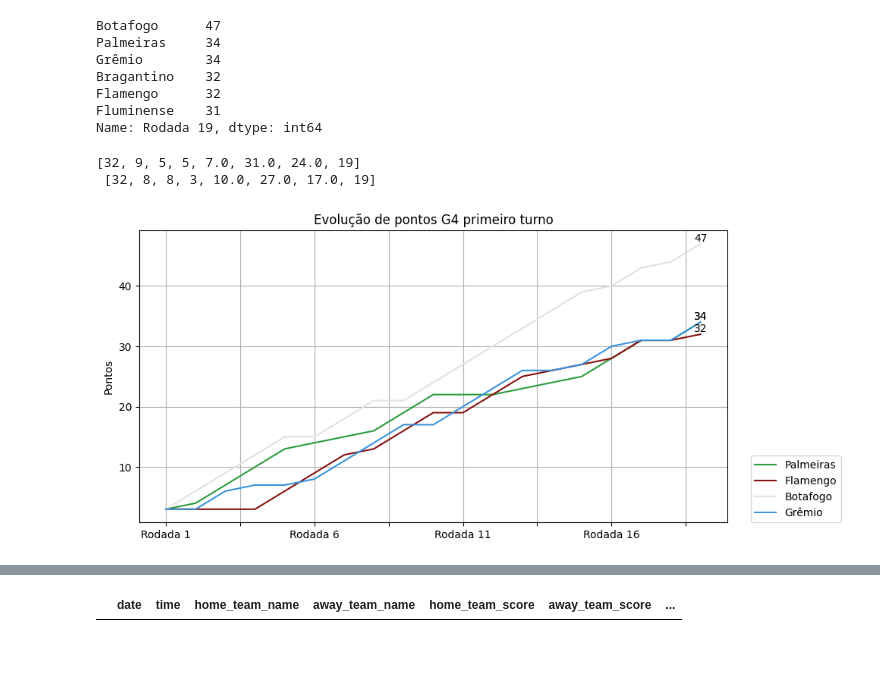
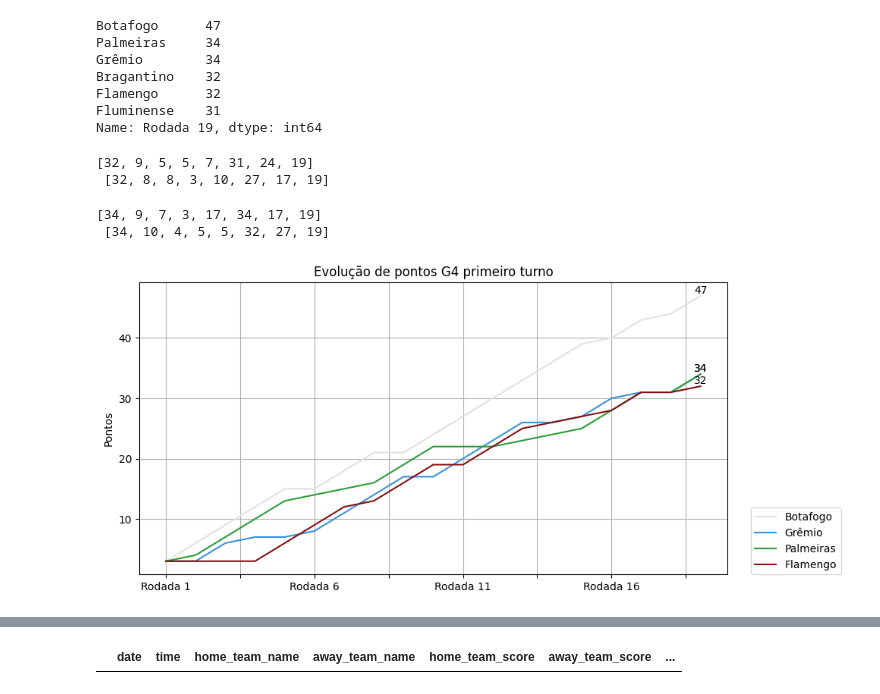
Before and after one commit to pedron123/BrasileiraoData, a Jupyter notebook: main.ipynb, the cells around one changed output, grey strips where cells are left out. Saved outputs shown, nothing was run; the diff lists cells and outputs as text; code cells hidden in the pictures; blank space fills up the shorter version.

```diff
--- a/main.ipynb
+++ b/main.ipynb
@@ -16,7 +16,13 @@ import matplotlib.pyplot as plt
 ## UPDATE FINAL ROUND WHENEVER NECESSARY
 API_BASE_URL = "https://api.globoesporte.globo.com/tabela/d1a37fa4-e948-43a6-ba53-ab24ab3a45b1/fase/fase-unica-campeonato-brasileiro-2023/rodada/"
 csv_filename = "matches.csv"
-final_round = 35
+final_round = 36
+first_half = []
+for i in range(final_round):
+    if i < 19:
+        first_half.append(True)
+    else:
+        first_half.append(False)
 # %%
 # Function to get the results for the first round of a championship
 def get_round_results(round):
@@ -365,7 +455,7 @@ lideranca_botafogo[["Botafogo", "pts lider", "pts segundo", "pts vantagem"]]
 # Botafogo leadership gap
 ax = lideranca_botafogo.plot(kind="line", y='pts vantagem', figsize=(10, 5), color = 'black')
 
-graph_value_labels = ['Rodada 18', 'Rodada 35']
+graph_value_labels = ['Rodada 18', 'Rodada ' + str(final_round)]
 for label in graph_value_labels:
     pontos = lideranca_botafogo.loc[label]['pts vantagem']
     x_index = lideranca_botafogo.index.get_loc(label)
@@ -419,39 +502,45 @@ Name: Rodada 19, dtype: int64
 #Quem tava na frente nos critérios de desempate, Flamengo ou Braga?
 print(teams_evolution['Flamengo'][18],'\n',teams_evolution['Bragantino'][18])
 # %% [output]
-[32, 9, 5, 5, 7.0, 31.0, 24.0, 19]
- [32, 8, 8, 3, 10.0, 27.0, 17.0, 19]
+[32, 9, 5, 5, 7, 31, 24, 19]
+ [32, 8, 8, 3, 10, 27, 17, 19]
+# %%
+#Quem tava na frente nos critérios de desempate, Palmeiras ou Grêmio?
+print(teams_evolution['Palmeiras'][18],'\n',teams_evolution['Grêmio'][18])
+# %% [output]
+[34, 9, 7, 3, 17, 34, 17, 19]
+ [34, 10, 4, 5, 5, 32, 27, 19]
 # %%
 #Print evolução G4 do primeiro turno
 #G4 definition
 G4_teams = [
+    "Botafogo",
+    "Grêmio",
     "Palmeiras",
-    "Flamengo",
-    "Botafogo",
-    "Grêmio"
+    "Flamengo"
 ]
 
 G4_points_df = points_df[G4_teams].copy()
 
 G4_colors = {key: colors[key] for key in G4_teams if key in colors}
 
 #plot
 # G4 evolution plot
 ax = G4_points_df[first_half].plot(kind="line", figsize=(10, 5), color = G4_colors)
 
 label = 'Rodada 19'
 
 for team in G4_teams:
     pontos = G4_points_df.loc[label][team]
     x_index = G4_points_df.index.get_loc(label)
     ax.text(x_index, pontos , f'{pontos}', va= 'bottom', ha= 'center')
 
 plt.title('Evolução de pontos G4 primeiro turno')
 plt.xlabel('')
 plt.ylabel('Pontos')
 plt.grid(True)
 plt.legend(loc=(1.04, 0))
 
 plt.show()
 # %% [output]
-[figure, old version]
+[figure, new version]
```
Also changed, not shown: parts of 25 cells of this notebook.
